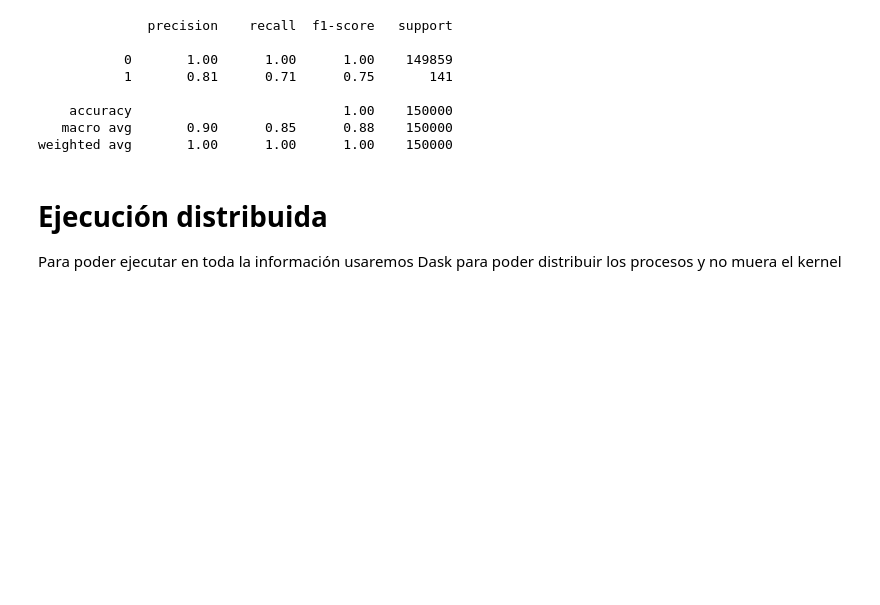
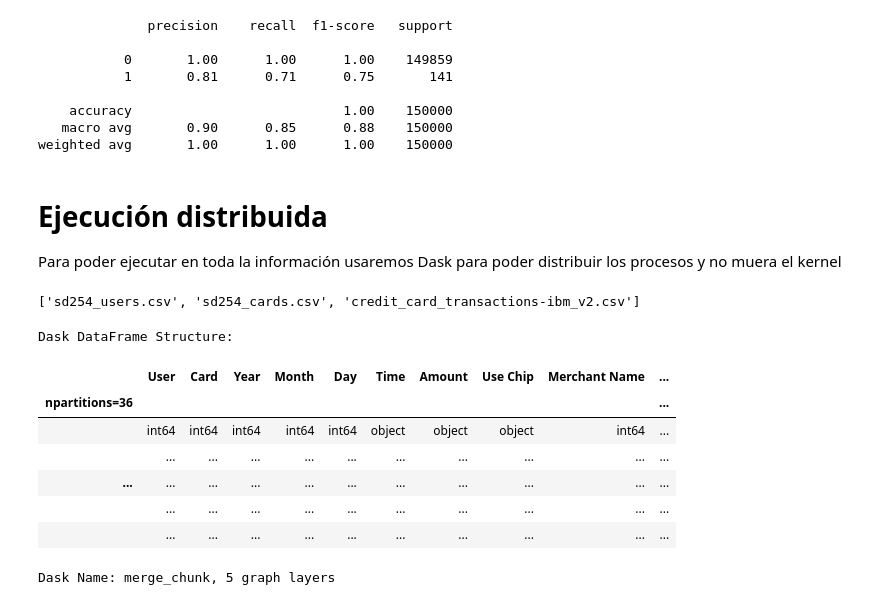
Before and after one commit to AlexeiEACS/Diplo_CienciaDatos_UNAM, a Jupyter notebook: Modulo 2/Examen Final/examen.ipynb, the cells around one changed output. Drawn from its saved outputs; the diff is of its cells as text; code cells hidden in the pictures; blank space fills up the shorter version.

```diff
--- a/Modulo 2/Examen Final/examen.ipynb
+++ b/Modulo 2/Examen Final/examen.ipynb
@@ -201,3 +196,24 @@ card_info = dd.read_csv('/home/eacs/Documents/Diplomado DS/Modulo 2/Examen Final
+# %%
+dataPath = 'data/'
+files = [file for file in os.listdir(dataPath)]
+files
+# %% [output]
+['sd254_users.csv', 'sd254_cards.csv', 'credit_card_transactions-ibm_v2.csv']
+# %%
+transactions = dd.read_csv(dataPath + files[2], dtype={'Errors?': 'object'})
+user_info = dd.read_csv(dataPath + files[0])
+card_info = dd.read_csv(dataPath + files[1])
 # %%
 union = dd.merge(transactions, user_info, left_on= 'User',right_index= True, how= 'left')
 union = dd.merge(union, card_info, left_on= 'User',right_on= 'User', how= 'left')
+union
+# %% [output]
+Dask DataFrame Structure:
+|  | User | Card | Year | Month | Day | Time | Amount | Use Chip | Merchant Name | ... |
+| npartitions=36 |  |  |  |  |  |  |  |  |  | ... |
+|  | int64 | int64 | int64 | int64 | int64 | object | object | object | int64 | ... |
+|  | ... | ... | ... | ... | ... | ... | ... | ... | ... | ... |
+| ... | ... | ... | ... | ... | ... | ... | ... | ... | ... | ... |
+|  | ... | ... | ... | ... | ... | ... | ... | ... | ... | ... |
+|  | ... | ... | ... | ... | ... | ... | ... | ... | ... | ... |
+Dask Name: merge_chunk, 5 graph layers
```
Also changed, not shown: parts of 8 cells of this notebook, 1 other file.
